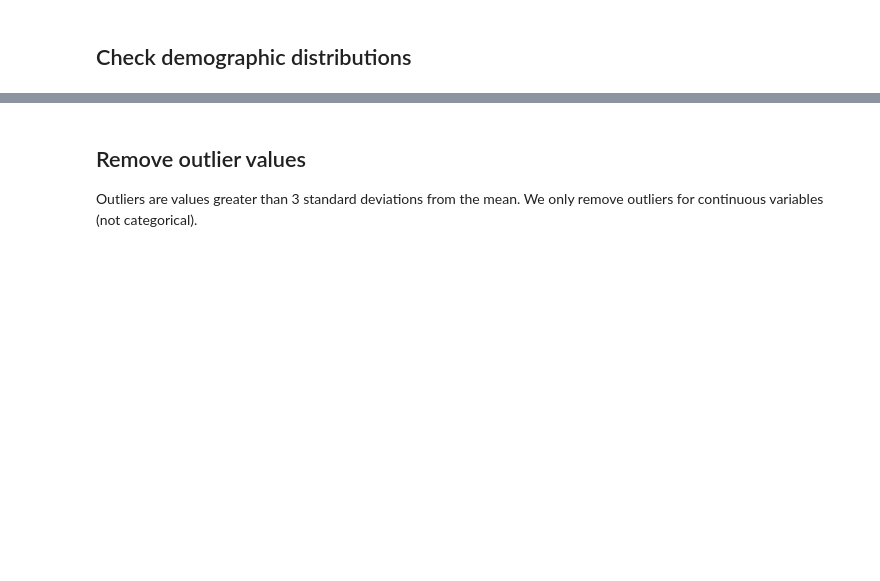
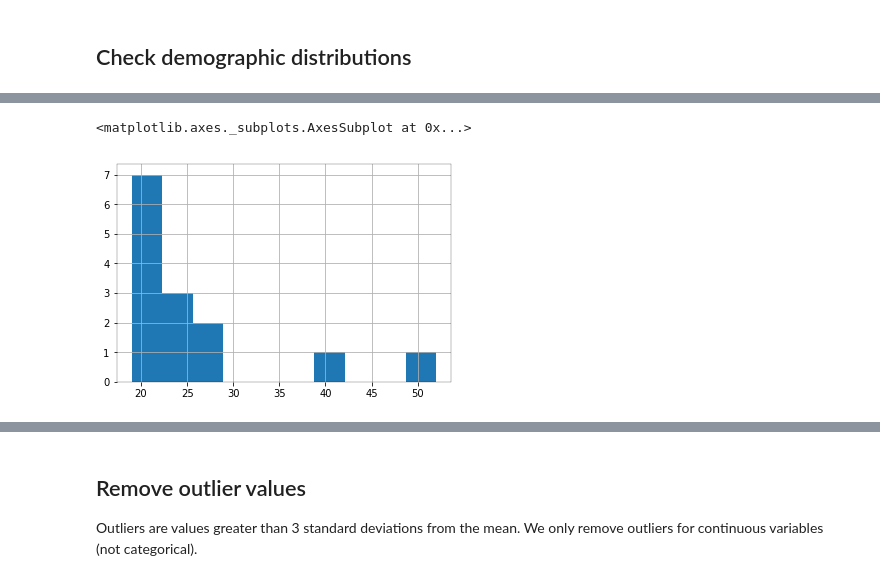
Before and after one commit to brianhill11/PreopMortalityPrediction, a Jupyter notebook: EHR_main.ipynb, the cells around one changed output, grey strips where cells are left out. Saved outputs shown, nothing was run; the diff lists cells and outputs as text; code cells hidden in the pictures; blank space fills up the shorter version.

```diff
--- a/EHR_main.ipynb
+++ b/EHR_main.ipynb
@@ -467,0 +621,5 @@ if verbose:
+# %%
+df[df['CASE_SRV_NAME'] == "Pediatrics, Hematology and Oncology"]["AGE_LT_90"].hist()
+# %% [output]
+<matplotlib.axes._subplots.AxesSubplot at 0x...>
+[figure, added]
```
Also changed, not shown: parts of 43 cells of this notebook, 2 other files.
